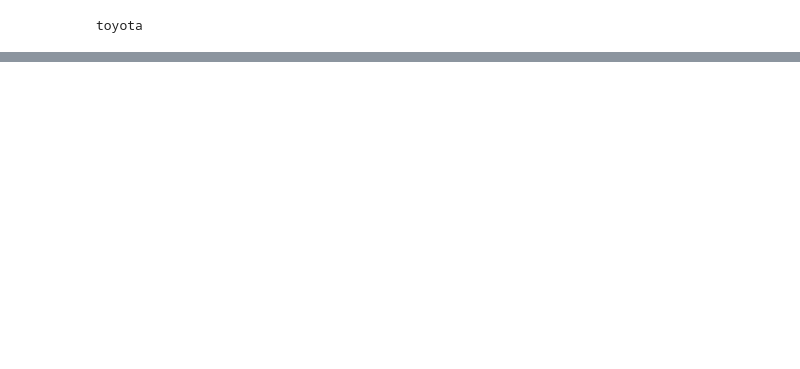
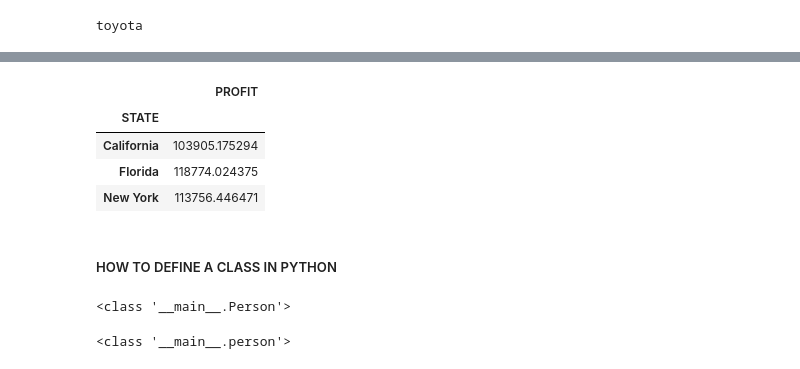
Before and after one commit to adinatha15/adv-python, a Jupyter notebook: functions advanced/classes in oop/oop.ipynb, the cells around one changed output, grey strips where cells are left out. Cells and saved outputs as stored; diff of their text form; code cells hidden in the pictures; blank space fills up the shorter version.

```diff
--- a/functions advanced/classes in oop/oop.ipynb
+++ b/functions advanced/classes in oop/oop.ipynb
@@ -73,0 +79,10 @@ toyota
+# %%
+df.groupby(by="STATE").agg({"PROFIT":"mean"})
+# %% [output]
+|  | PROFIT |
+| STATE |  |
+| California | 103905.175294 |
+| Florida | 118774.024375 |
+| New York | 113756.446471 |
+# %% [markdown]
+##### HOW TO DEFINE A CLASS IN PYTHON
@@ -73,0 +105,5 @@ toyota
+# %%
+p1 = Person(name = "Sarthak", age = 23, gender= "male", occupation= "Engineer")
+print(type(p1))
+# %% [output]
+<class '__main__.Person'>
@@ -73,0 +125,5 @@ toyota
+# %%
+p1 = person(name = "sarthak", age= 23, gender= "male", occupation= "Engineer")
+print(type(p1))
+# %% [output]
+<class '__main__.person'>
```
Also changed, not shown: parts of 45 cells of this notebook, 4 other files.
